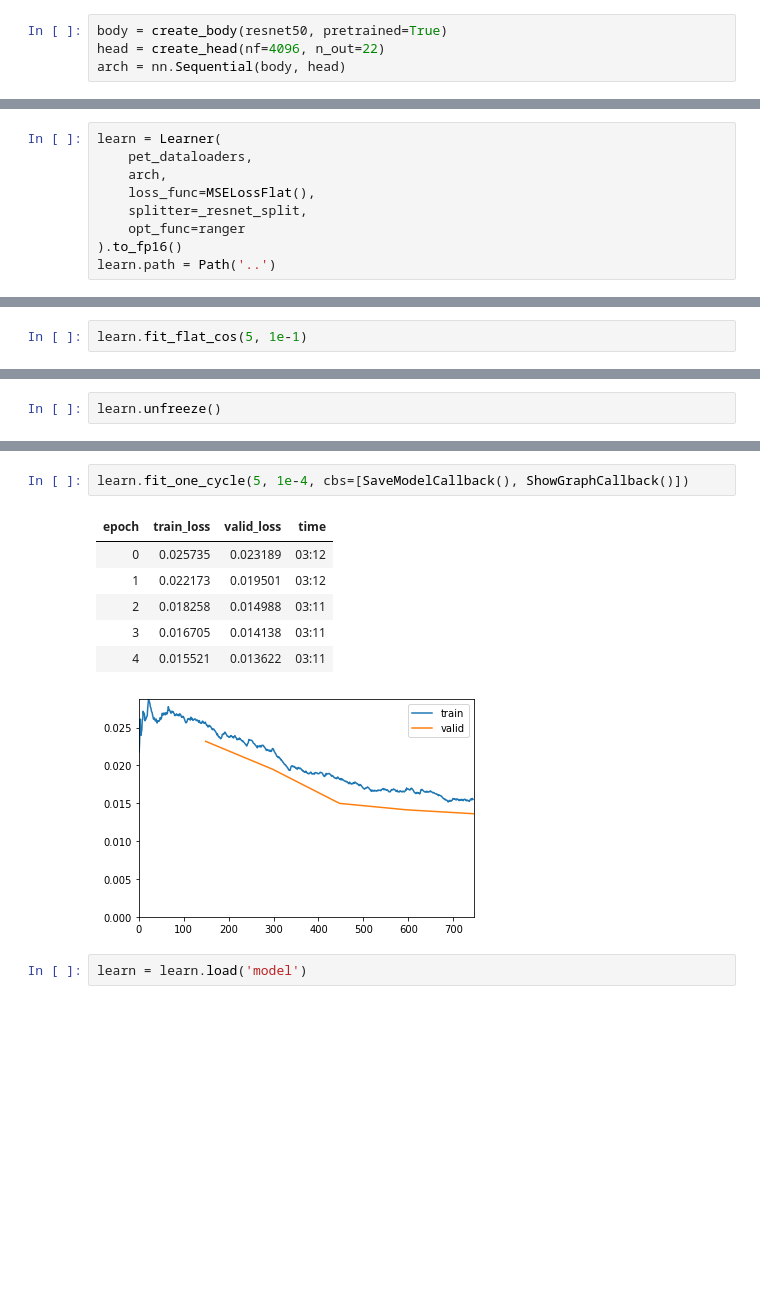
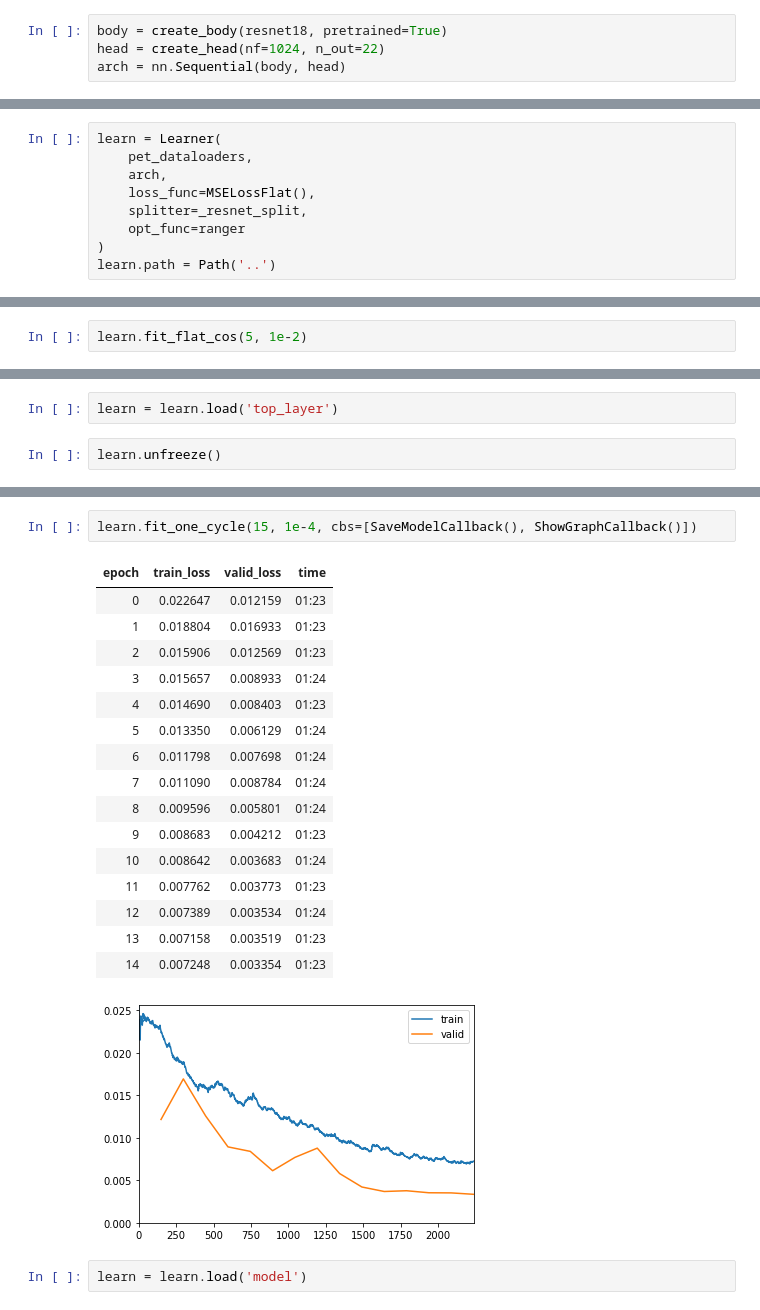
Before and after one commit to HenryDashwood/facial-features-detector, a Jupyter notebook: code/xresnet.ipynb, the cells around one changed output, grey strips where cells are left out. Cells and saved outputs as stored; diff of their text form; blank space fills up the shorter version.

```diff
--- a/code/xresnet.ipynb
+++ b/code/xresnet.ipynb
@@ -54,6 +60,6 @@ pet_dataloaders.show_batch()
 # %%
-body = create_body(resnet50, pretrained=True)
-head = create_head(nf=4096, n_out=22)
+body = create_body(resnet18, pretrained=True)
+head = create_head(nf=1024, n_out=22)
 arch = nn.Sequential(body, head)
 # %%
 def _resnet_split(m):
@@ -67,7 +73,7 @@ learn = Learner(
     loss_func=MSELossFlat(),
     splitter=_resnet_split,
     opt_func=ranger
-).to_fp16()
+)
 learn.path = Path('..')
 # %%
 learn.freeze()
@@ -80,4 +86,4 @@ learn.lr_find()
 # %%
-learn.fit_flat_cos(5, 1e-1)
+learn.fit_flat_cos(5, 1e-2)
 # %% [output]
 | epoch | train_loss | valid_loss | time |
@@ -89,3 +97,5 @@ learn.fit_flat_cos(5, 1e-1)
+# %%
+learn = learn.load('top_layer')
 # %%
 learn.unfreeze()
 # %%
@@ -97,13 +107,23 @@ learn.lr_find()
 # %%
-learn.fit_one_cycle(5, 1e-4, cbs=[SaveModelCallback(), ShowGraphCallback()])
+learn.fit_one_cycle(15, 1e-4, cbs=[SaveModelCallback(), ShowGraphCallback()])
 # %% [output]
 | epoch | train_loss | valid_loss | time |
-| 0 | 0.025735 | 0.023189 | 03:12 |
-| 1 | 0.022173 | 0.019501 | 03:12 |
-| 2 | 0.018258 | 0.014988 | 03:11 |
-| 3 | 0.016705 | 0.014138 | 03:11 |
-| 4 | 0.015521 | 0.013622 | 03:11 |
+| 0 | 0.022647 | 0.012159 | 01:23 |
+| 1 | 0.018804 | 0.016933 | 01:23 |
+| 2 | 0.015906 | 0.012569 | 01:23 |
+| 3 | 0.015657 | 0.008933 | 01:24 |
+| 4 | 0.014690 | 0.008403 | 01:23 |
+| 5 | 0.013350 | 0.006129 | 01:24 |
+| 6 | 0.011798 | 0.007698 | 01:24 |
+| 7 | 0.011090 | 0.008784 | 01:24 |
+| 8 | 0.009596 | 0.005801 | 01:24 |
+| 9 | 0.008683 | 0.004212 | 01:23 |
+| 10 | 0.008642 | 0.003683 | 01:24 |
+| 11 | 0.007762 | 0.003773 | 01:23 |
+| 12 | 0.007389 | 0.003534 | 01:24 |
+| 13 | 0.007158 | 0.003519 | 01:23 |
+| 14 | 0.007248 | 0.003354 | 01:23 |
-[figure, old version]
+[figure, new version]
 # %%
 learn = learn.load('model')
 # %%
```
Also changed, not shown: parts of 9 cells of this notebook.
